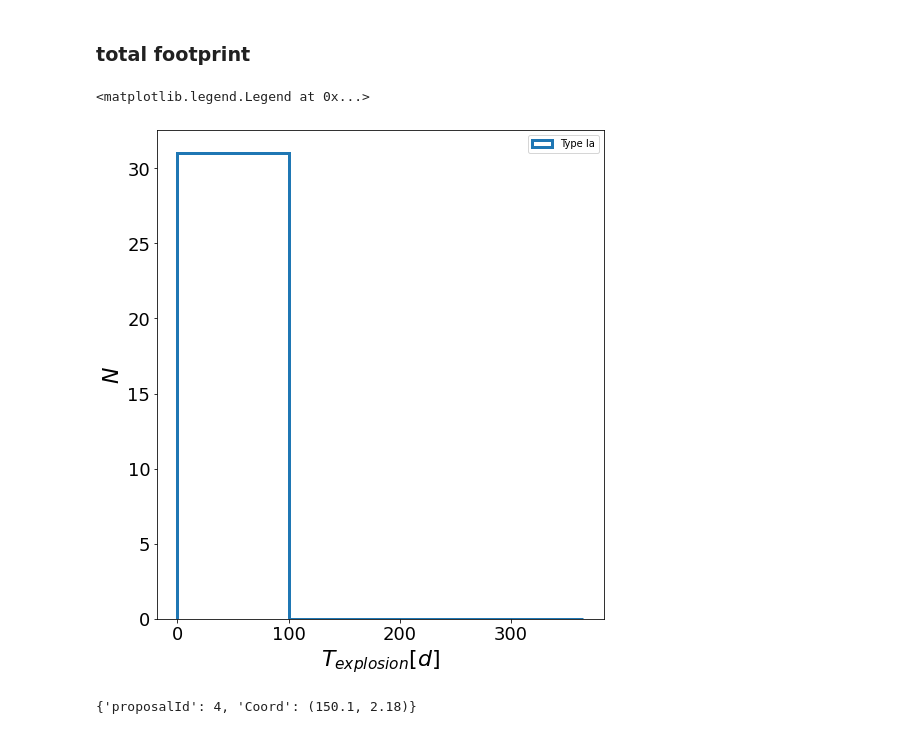
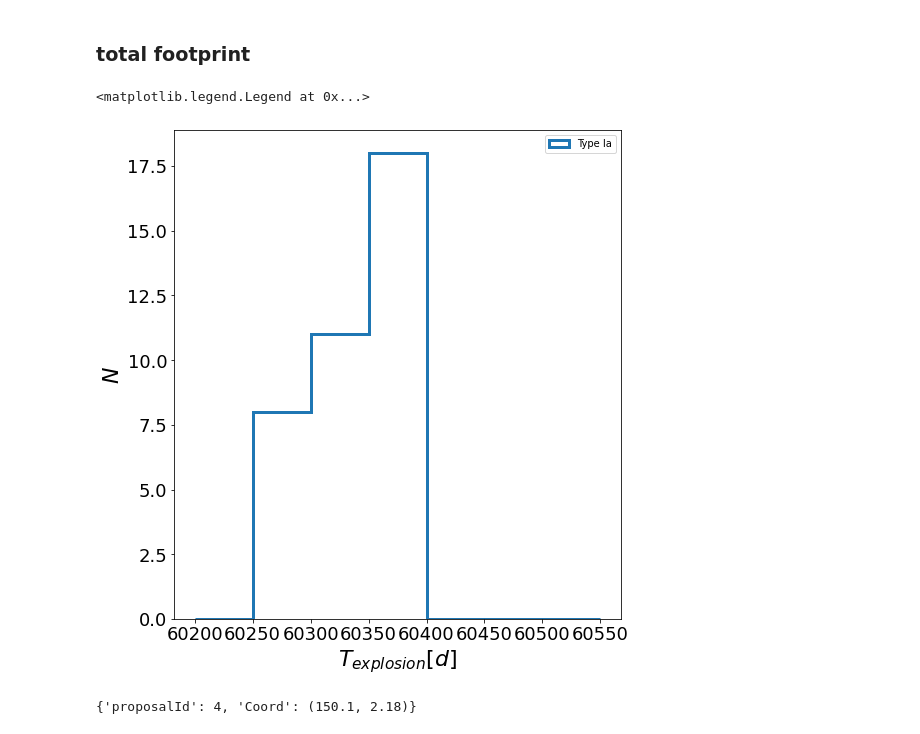
Before and after one commit to FabioRagosta/LSSTmetrics, a Jupyter notebook: SNRateMetric-DDF.ipynb, the cells around one changed output. Cells and saved outputs as stored; diff of their text form; code cells hidden in the pictures.

```diff
--- a/SNRateMetric-DDF.ipynb
+++ b/SNRateMetric-DDF.ipynb
@@ -694,13 +795,14 @@ dict_keys([(1, 'Ia'), (2, 'get_Col'), (3, 'get_Col'), (4, 'Ia_test'), (5, 'Ia_fa
 # %%
 df17={}
 coo_df={}
-for opsim in  ['baseline_nexp1_v1.7_10yrs','baseline_nexp2_v1.7_10yrs']:
+for opsim in  ['baseline_nexp1_v1.7_10yrs']:#,'baseline_nexp2_v1.7_10yrs']:
     df17[opsim]={}
     coo_df[opsim]={}
+
     if (4, 'Ia_DDF') in bundleDicts[opsim].keys():
         bmetric =[(5, 'get_Col'),(4, 'Ia_DDF')]
     if (13, 'Ia_DDF') in bundleDicts[opsim].keys():
-        bmetric =[(14, 'get_Col'),(13, 'Ia_DDF')]
+        bmetric =[(22, 'get_Col'),(23, 'Ia_DDF_test')]
     for metric in bmetric:#, (4, 'II'), (5, 'Ibc')]:
         coo_df[opsim][metric[1]] = np.column_stack((bundleDicts[opsim][metric].slicer.slicePoints['ra'][np.where(bundleDicts[opsim][metric].metricValues.mask==False)]
                                           ,bundleDicts[opsim][metric].slicer.slicePoints['dec'][np.where(bundleDicts[opsim][metric].metricValues.mask==False)]))
@@ -729,7 +831,9 @@ lc_list[10:20]
 # %%
 obs={l:{}for l in lc_list}
 coo = {l:[]for l in lc_list}
+expl = []
 for lobs in obs.keys():
+    expl.append(float(lobs.split('_')[-2]))
     f= open(lobs,'r')
     r= f.read()
     l =r.split('\n')
@@ -833,20 +936,16 @@ for coo in df17['Ia_test_2']['SN_coo']:
 # %%
 fig, ax=plt.subplots(1,figsize=(8,9))
 e=[]
-#for i, key in enumerate(df17['baseline_nexp1_v1.7_10yrs']['Ia_DDF']['time_expl']):
-#    e.append(df17['baseline_nexp1_v1.7_10yrs']['Ia_DDF']['time_expl'][i]-df17['baseline_nexp1_v1.7_10yrs']['Ia_DDF']['time_expl'][i][0])
-explt=df17['baseline_nexp1_v1.7_10yrs']['Ia_DDF']['time_expl'][0]-df17['baseline_nexp1_v1.7_10yrs']['Ia_DDF']['time_expl'][0][0]#np.hstack(e)
-#explt=explt-min(explt)
-ax.hist(explt,np.array([0,100,200,300,365]),histtype='step',linewidth=3,align='mid',label='Type Ia')
+explt=df17['baseline_nexp1_v1.7_10yrs']['Ia_DDF_test']['time_expl'][0]#np.hstack(e)
+ax.hist(explt,np.arange(60200,60600,50),histtype='step',linewidth=3,align='mid',label='Type Ia')
 ax.set_xlabel(r'$T_{explosion}[d]$',fontsize=22)
 ax.set_ylabel(r'$N$',fontsize=22)
-#ax.set_title(r'$N_{TOT}=106486$',fontsize=22)
 ax.tick_params('both', labelsize=18)
 plt.legend()
 #plt.savefig('./Figure/hist_expl_v1.4_sD1_nexp37_nsn1_Ia.pdf')
 # %% [output]
 <matplotlib.legend.Legend at 0x...>
-[figure, old version]
+[figure, new version]
 # %%
 def pix2radec(nside, ipix, degree=True):
     """from ipix to ra/dec"""
```
Also changed, not shown: parts of 63 cells of this notebook.
